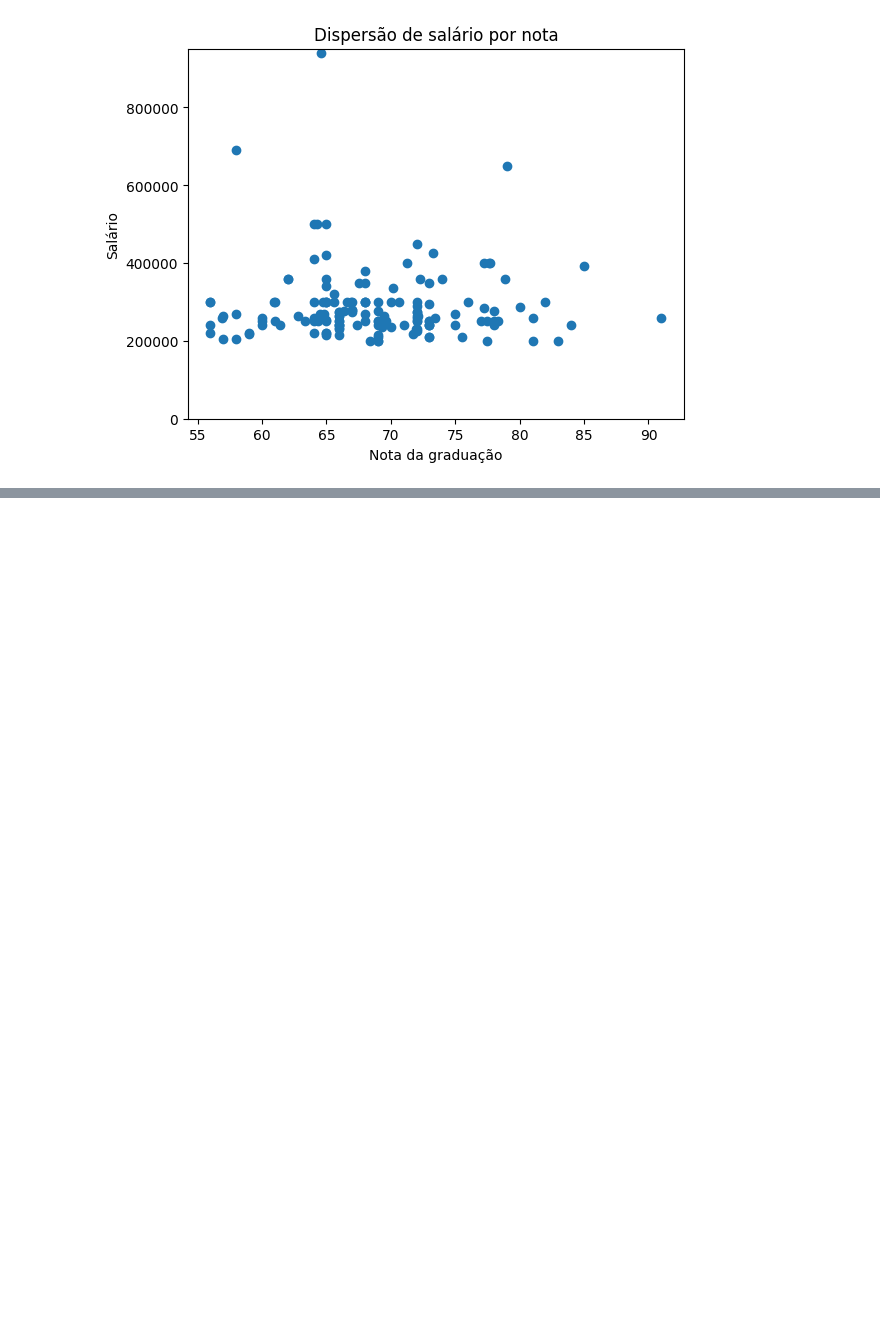
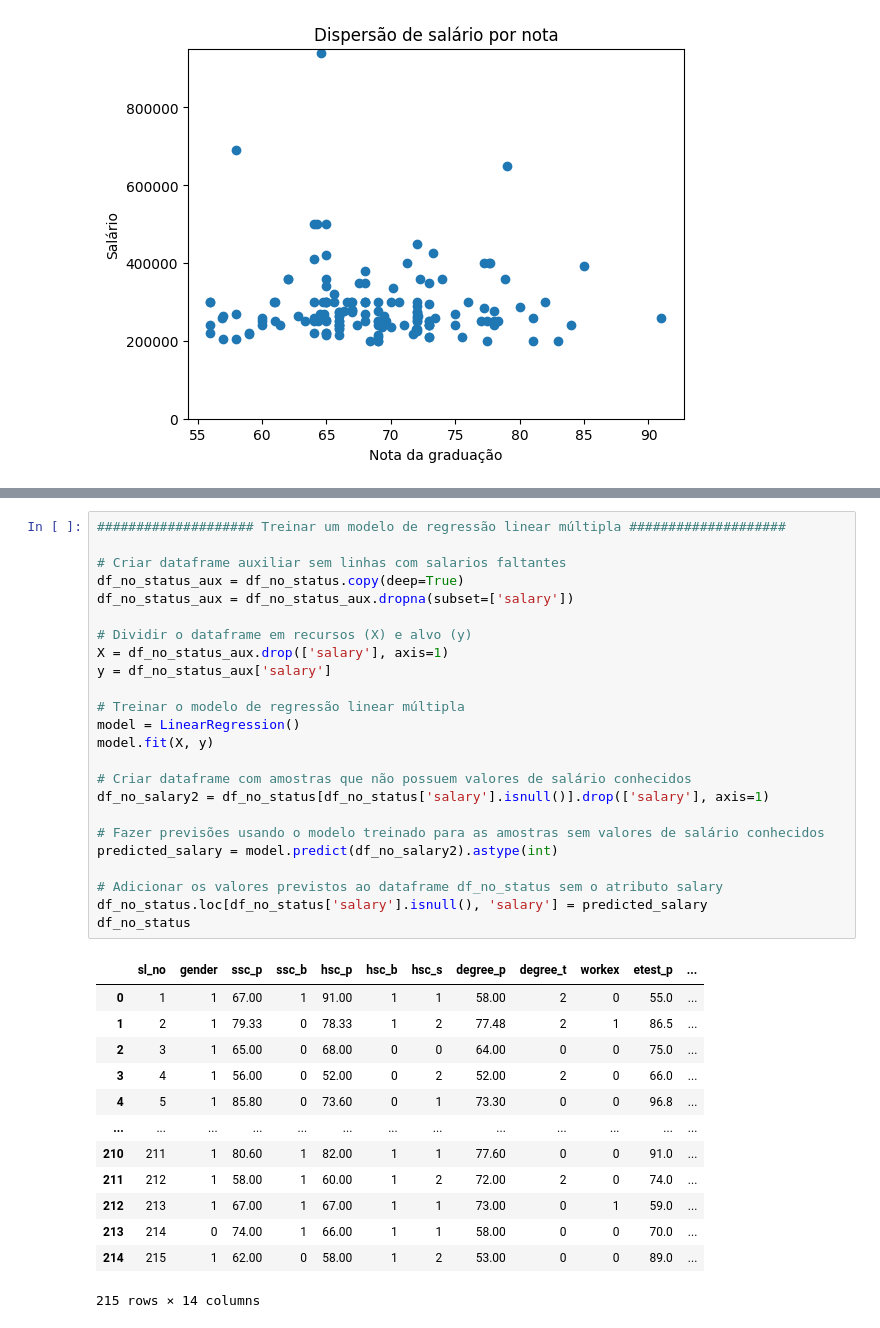
Before and after one commit to ghccalanzani/AnaliseDeDados, a Jupyter notebook: Entrega C2_A1/AtividadeC2.ipynb, the cells around one changed output, grey strips where cells are left out. Drawn from its saved outputs; the diff is of its cells as text; blank space fills up the shorter version.

```diff
--- a/Entrega C2_A1/AtividadeC2.ipynb
+++ b/Entrega C2_A1/AtividadeC2.ipynb
@@ -237,0 +266,38 @@ NameError: name 'plot_roc_curve' is not defined
+# %%
+#################### Treinar um modelo de regressão linear múltipla ####################
+
+# Criar dataframe auxiliar sem linhas com salarios faltantes
+df_no_status_aux = df_no_status.copy(deep=True)
+df_no_status_aux = df_no_status_aux.dropna(subset=['salary'])
+
+# Dividir o dataframe em recursos (X) e alvo (y)
+X = df_no_status_aux.drop(['salary'], axis=1)
+y = df_no_status_aux['salary']
+
+# Treinar o modelo de regressão linear múltipla
+model = LinearRegression()
+model.fit(X, y)
+
+# Criar dataframe com amostras que não possuem valores de salário conhecidos
+df_no_salary2 = df_no_status[df_no_status['salary'].isnull()].drop(['salary'], axis=1)
+
+# Fazer previsões usando o modelo treinado para as amostras sem valores de salário conhecidos
+predicted_salary = model.predict(df_no_salary2).astype(int)
+
+# Adicionar os valores previstos ao dataframe df_no_status sem o atributo salary
+df_no_status.loc[df_no_status['salary'].isnull(), 'salary'] = predicted_salary
+df_no_status
+# %% [output]
+|  | sl_no | gender | ssc_p | ssc_b | hsc_p | hsc_b | hsc_s | degree_p | degree_t | workex | etest_p | ... |
+| 0 | 1 | 1 | 67.00 | 1 | 91.00 | 1 | 1 | 58.00 | 2 | 0 | 55.0 | ... |
+| 1 | 2 | 1 | 79.33 | 0 | 78.33 | 1 | 2 | 77.48 | 2 | 1 | 86.5 | ... |
+| 2 | 3 | 1 | 65.00 | 0 | 68.00 | 0 | 0 | 64.00 | 0 | 0 | 75.0 | ... |
+| 3 | 4 | 1 | 56.00 | 0 | 52.00 | 0 | 2 | 52.00 | 2 | 0 | 66.0 | ... |
+| 4 | 5 | 1 | 85.80 | 0 | 73.60 | 0 | 1 | 73.30 | 0 | 0 | 96.8 | ... |
+| ... | ... | ... | ... | ... | ... | ... | ... | ... | ... | ... | ... | ... |
+| 210 | 211 | 1 | 80.60 | 1 | 82.00 | 1 | 1 | 77.60 | 0 | 0 | 91.0 | ... |
+| 211 | 212 | 1 | 58.00 | 1 | 60.00 | 1 | 2 | 72.00 | 2 | 0 | 74.0 | ... |
+| 212 | 213 | 1 | 67.00 | 1 | 67.00 | 1 | 1 | 73.00 | 0 | 1 | 59.0 | ... |
+| 213 | 214 | 0 | 74.00 | 1 | 66.00 | 1 | 1 | 58.00 | 0 | 0 | 70.0 | ... |
+| 214 | 215 | 1 | 62.00 | 0 | 58.00 | 1 | 2 | 53.00 | 0 | 0 | 89.0 | ... |
+215 rows × 14 columns
```
Also changed, not shown: parts of 8 cells of this notebook.
